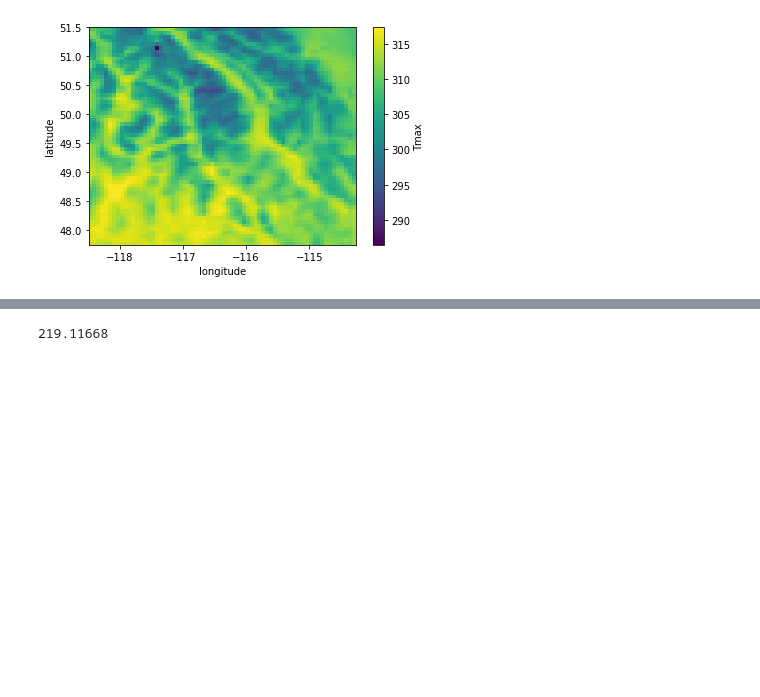
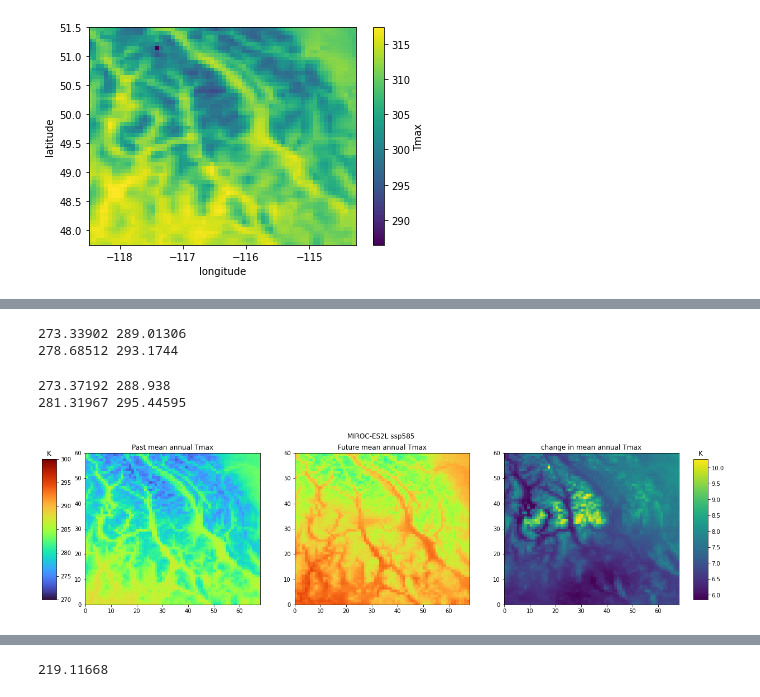
Before and after one commit to bertjebertjek/ICAR_Bias_Correction, a Jupyter notebook: 3_Analysis/Plot_results_bc.ipynb, the cells around one changed output, grey strips where cells are left out. Saved outputs shown, nothing was run; the diff lists cells and outputs as text; code cells hidden in the pictures; blank space fills up the shorter version.

```diff
--- a/3_Analysis/Plot_results_bc.ipynb
+++ b/3_Analysis/Plot_results_bc.ipynb
@@ -190,0 +227,27 @@ ds_bc.Tmax.max(dim='time').plot()
+# %%
+dsP = xr.open_mfdataset(f"{path_out}/{model}_hist/{dt}/icar_*.nc")
+dsF = xr.open_mfdataset(f"{path_out}/{model}_{scen}/{dt}/icar_*.nc")
+
+dsP2 = xr.open_mfdataset(f"{path_out2}/{model}_hist/{dt}/icar_*.nc")
+dsF2 = xr.open_mfdataset(f"{path_out2}/{model}_{scen}/{dt}/icar_*.nc")
+# %%
+P_tmax_mean = dsP.Tmax.groupby("time.year").mean()
+F_tmax_mean = dsF.Tmax.groupby("time.year").mean()
+print( np.nanmin(P_tmax_mean.mean(dim='year') ),  np.nanmax(P_tmax_mean.mean(dim='year') ))
+print(np.nanmin(F_tmax_mean.mean(dim='year')), np.nanmax(F_tmax_mean.mean(dim='year'))  )
+# %% [output]
+273.33902 289.01306
+278.68512 293.1744
+# %%
+P_tmax_mean = dsP.Tmax.sel(time=slice('1970','2000')).mean(dim='time')
+F_tmax_mean = dsF.Tmax.sel(time=slice('2070','2100')).mean(dim='time')
+# print( np.nanmin(P_tmax_mean2 ), np.nanmax(P_tmax_mean2))
+# print(np.nanmin(F_tmax_mean2), np.nanmax(F_tmax_mean2)  )
+
+P_tmax_mean2 = dsP2.Tmax.sel(time=slice('1970','2000')).mean(dim='time')
+F_tmax_mean2 = dsF2.Tmax.sel(time=slice('2070','2100')).mean(dim='time')
+print( np.nanmin(P_tmax_mean2 ), np.nanmax(P_tmax_mean2))
+print(np.nanmin(F_tmax_mean2), np.nanmax(F_tmax_mean2)  )
+# %% [output]
+273.37192 288.938
+281.31967 295.44595
@@ -190,0 +258,23 @@ ds_bc.Tmax.max(dim='time').plot()
+# %%
+fig, ax= plt.subplots(1,3, figsize=(18,5))
+vmin=270 ; vmax=300
+imP= ax[0].pcolormesh( P_tmax_mean, cmap='turbo' ,vmin=vmin,vmax=vmax)
+imF= ax[1].pcolormesh( F_tmax_mean, cmap='turbo',vmin=vmin,vmax=vmax)
+imD= ax[2].pcolormesh( F_tmax_mean-P_tmax_mean ) #, cmap='RdBu', vmin=-5, vmax=+5 )
+
+fig.subplots_adjust(right=0.91, left=0.09) # , bottom=0.1 ) #, top=1.25, bottom=-0.2 , hspace=0.001)
+cbar_ax = fig.add_axes([0.03, 0.15, 0.02, 0.7])
+fig.colorbar(imP, cax=cbar_ax )
+cbar_ax.set_title( "K")
+
+cbar_ax2 = fig.add_axes([0.93, 0.15, 0.02, 0.7])
+fig.colorbar(imD, cax=cbar_ax2 )
+cbar_ax2.set_title( "K")
+
+ax[0].set_title(f"Past mean annual Tmax")
+ax[1].set_title(f"Future mean annual Tmax")
+ax[2].set_title(f"change in mean annual Tmax")
+fig.suptitle(f"{model} {scen} ")
+plt.show()
+# %% [output]
+[figure, added]
```
Also changed, not shown: parts of 35 cells of this notebook, 6 other files.
